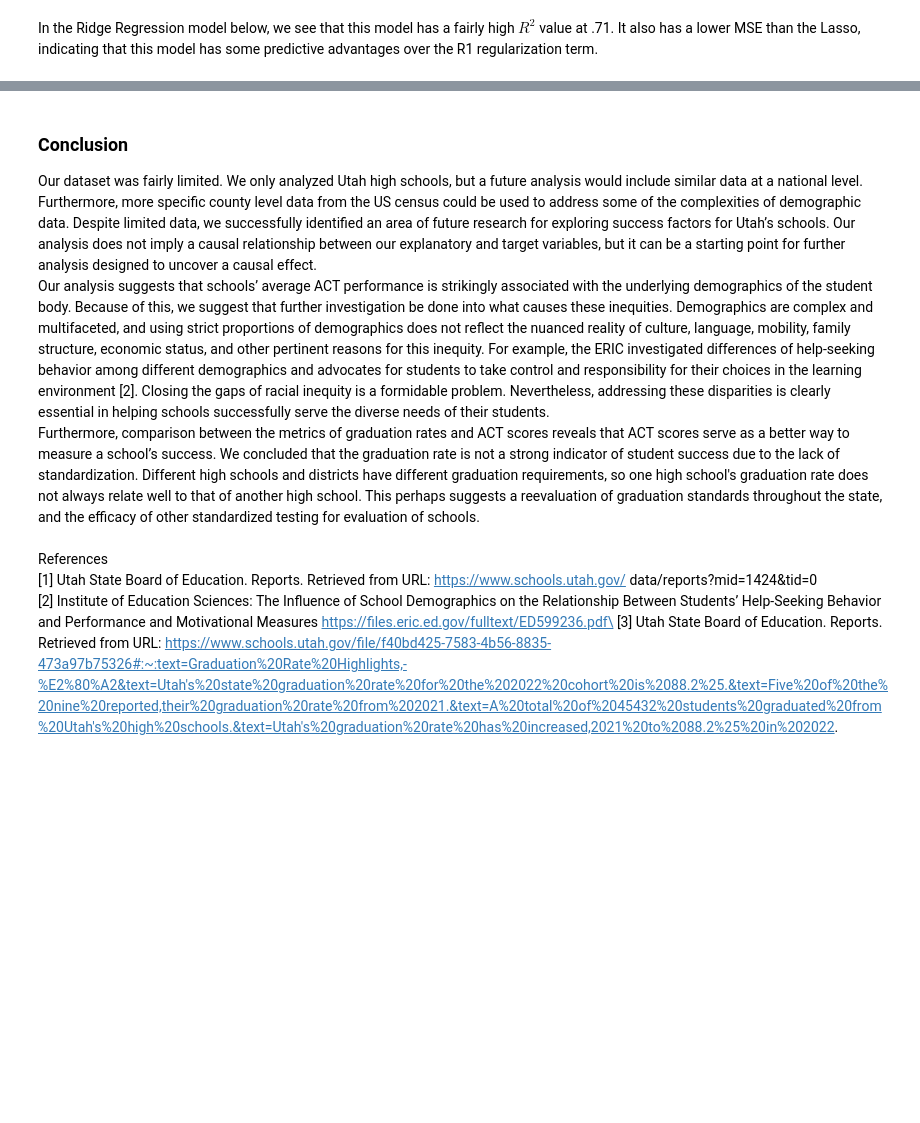
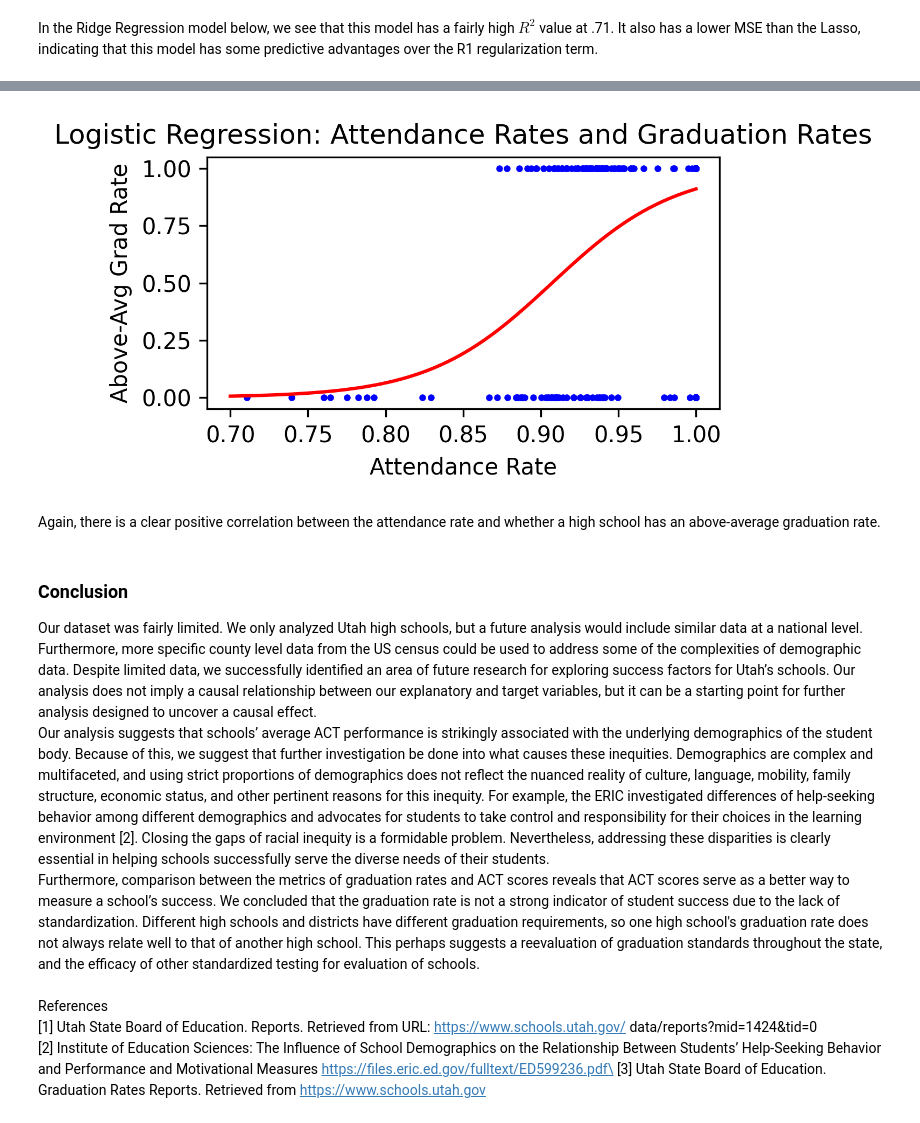
Before and after one commit to addmelo/volume3-project, a Jupyter notebook: Evaluation of Success Factors at Utah High Schools.ipynb, the cells around one changed output, grey strips where cells are left out. Drawn from its saved outputs; the diff is of its cells as text; code cells hidden in the pictures; blank space fills up the shorter version.

```diff
--- a/Evaluation of Success Factors at Utah High Schools.ipynb
+++ b/Evaluation of Success Factors at Utah High Schools.ipynb
@@ -224,0 +220,20 @@ Best R2 Ridge: 0.7120450179150045
+# %%
+# Additional data cleaning
+X = pd.read_csv("cleaned_with_salaries.csv")
+X = X[['meanschooladministratorsalaryind', 'administratortoteachermeansalary',
+       'students_11_12', 'gradrate', 'charter', 'attendance22', 'male_2022_p',
+       'attendance_2022_minority_p', 'economicallydisadvantaged_2022_p', 'log_students',]]
+# Some attendance values are null. These will be dropped
+X = X.dropna()
+y_rate = X['gradrate'].copy()
+# Define average graduation rates
+UTAH_GRAD_RATE = .882
+y = y_rate > UTAH_GRAD_RATE
+# Remove the graduation rate column from X
+del X['gradrate']
+# Define the sample weights based on the number of students, remove population col
+weights = X['students_11_12'] / X['students_11_12'].sum()
+del X['students_11_12']
+# Run the optimal regression and display results
+log_reg = sm.Logit(y, sm.add_constant(X)).fit_regularized(disp=False, weights=weights)
+log_reg.summary()
@@ -225,3 +265,22 @@ Best R2 Ridge: 0.7120450179150045
+# %%
+plt.figure(figsize=(4,2.5),dpi=300)
+attendance = X[['attendance22']]
+attendance = sm.add_constant(attendance)
+attend_model = sm.Logit(y, attendance).fit_regularized(disp=False, weights=weights)
+plt.plot(attendance, y, 'bo', markersize=2)
+domain = np.linspace(0.7,1,100)
+beta = attend_model.params.values
+model = np.vectorize(lambda x: (1 + np.exp(-1*(beta[0] + x*beta[1])))**-1)
+plt.plot(domain, model(domain), 'r-')
+plt.title("Logistic Regression: Attendance Rates and Graduation Rates")
+plt.xlabel("Attendance Rate")
+plt.ylabel("Above-Avg Grad Rate")
+plt.tight_layout()
+plt.show()
+# %% [output]
+[figure, added]
+# %% [markdown]
+Again, there is a clear positive correlation between the attendance rate and whether a high school has an above-average graduation rate.
 # %% [markdown]
 ### Conclusion
 Our dataset was fairly limited. We only analyzed Utah high schools, but a future analysis would include similar data at a national level. Furthermore, more specific county level data from the US census could be used to address some of the complexities of demographic data. Despite limited data, we successfully identified an area of future research for exploring success factors for Utah’s schools. Our analysis does not imply a causal relationship between our explanatory and target variables, but it can be a starting point for further analysis designed to uncover a causal effect.\
@@ -231,4 +290,4 @@ Furthermore, comparison between the metrics of graduation rates and ACT scores r
 References\
 [1] Utah State Board of Education. Reports. Retrieved from URL: https://www.schools.utah.gov/ data/reports?mid=1424&tid=0\
 [2] Institute of Education Sciences: The Influence of School Demographics on the Relationship Between Students’ Help-Seeking Behavior and Performance and Motivational Measures https://files.eric.ed.gov/fulltext/ED599236.pdf\
-[3] Utah State Board of Education. Reports. Retrieved from URL: https://www.schools.utah.gov/file/f40bd425-7583-4b56-8835-473a97b75326#:~:text=Graduation%20Rate%20Highlights,-%E2%80%A2&text=Utah's%20state%20graduation%20rate%20for%20the%202022%20cohort%20is%2088.2%25.&text=Five%20of%20the%20nine%20reported,their%20graduation%20rate%20from%202021.&text=A%20total%20of%2045432%20students%20graduated%20from%20Utah's%20high%20schools.&text=Utah's%20graduation%20rate%20has%20increased,2021%20to%2088.2%25%20in%202022.
+[3] Utah State Board of Education. Graduation Rates Reports. Retrieved from https://www.schools.utah.gov
```
Also changed, not shown: parts of 8 cells of this notebook, 1 other file.
